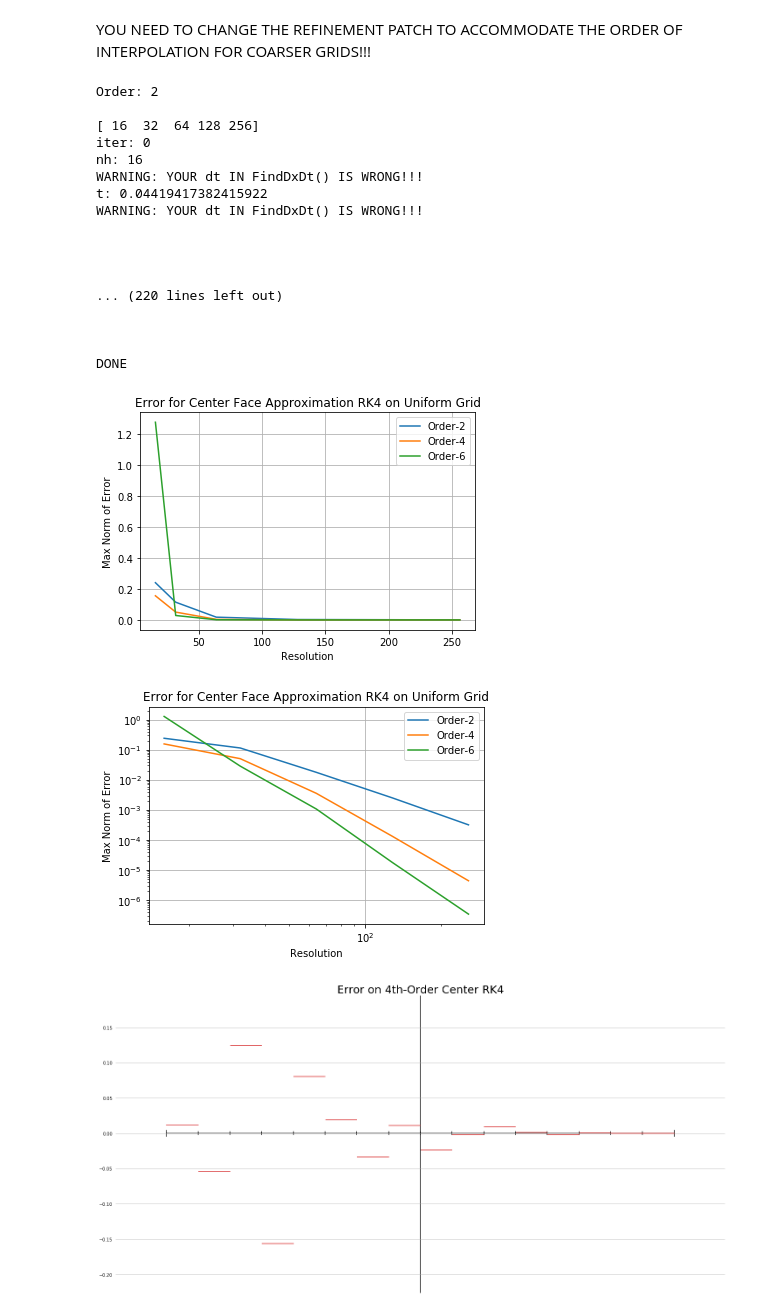
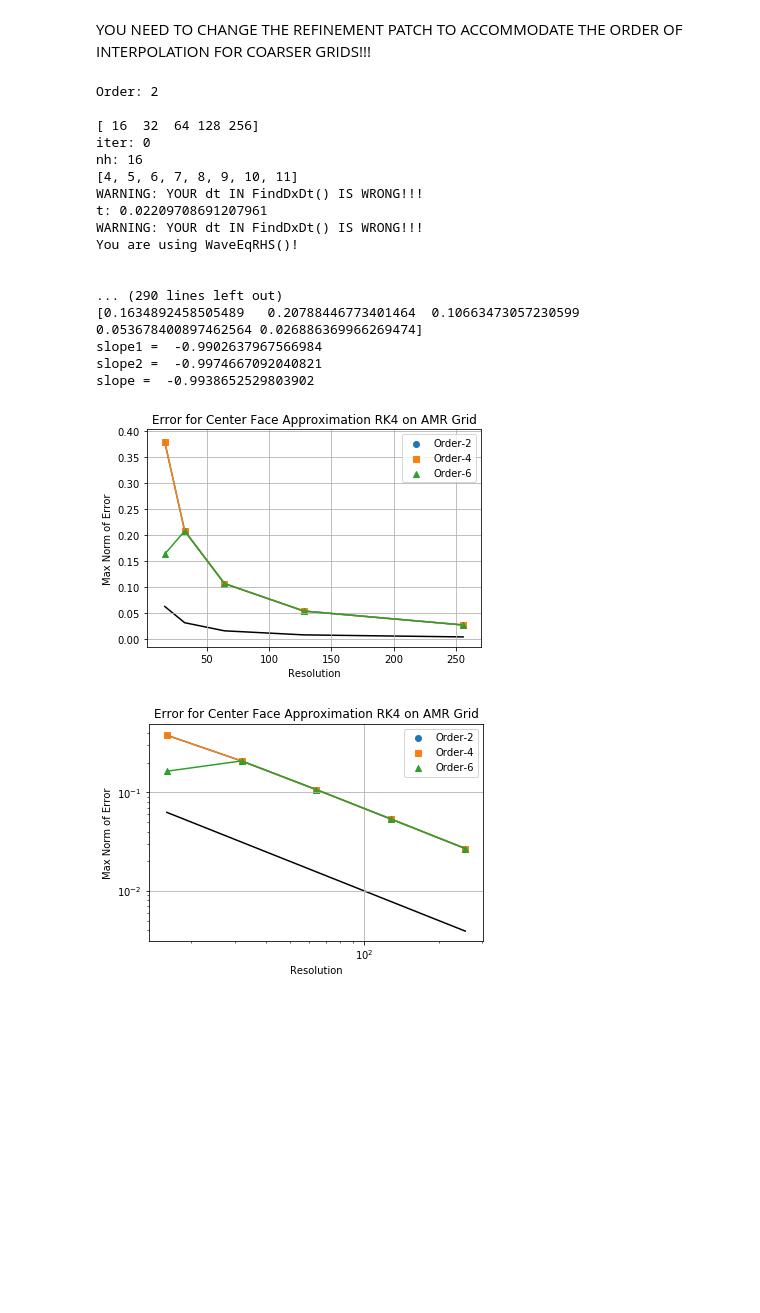
Before and after one commit to 88Sasha88/FV_MG, a Jupyter notebook: UnitTests/ConvergenceUnitTest.ipynb, the cells around one changed output. Drawn from its saved outputs; the diff is of its cells as text; code cells hidden in the pictures; blank space fills up the shorter version.

```diff
--- a/UnitTests/ConvergenceUnitTest.ipynb
+++ b/UnitTests/ConvergenceUnitTest.ipynb
@@ -158,10 +242,29 @@ if (AMR):
 else:
     grid = 'Uniform'
 
+if ((locs == []) or ((epsilons[0] == epsilons[1]) and (mus[0] == mus[1]))):
+    meds = 'SingleMed'
+else:
+    meds = 'DualMed'
+
 savePath = '/Users/sashacurcic/SashasDirectory/ANAG/FV_MG/Figures/'
 saveName = deriv + 'RK' + str(RK)
 saveStringLog = savePath + saveName + grid + 'log'
 saveStringLin = savePath + saveName + grid + 'line'
+# %%
+header = ['x', 'error']
+xVals = list(np.arange(10))
+yVals = list(6*np.arange(10))
+data = [[x, y] for (x, y) in zip(xVals, yVals)]
+
+with open(savePath + 'test.csv', 'w', encoding='UTF8', newline='') as f:
+    writer = csv.writer(f)
+
+    # write the header
+    writer.writerow(header)
+
+    # write the data
+    writer.writerows(data)
 # %%
 fig1, ax1 = plt.subplots()
 plt.title('Error for ' + faceApprox + ' Face Approximation RK' + str(RK) + ' on ' + grid + ' Grid')
@@ -181,44 +284,73 @@ for o in range(orders):
         order = order + 1
     print('Order:', order)
     print('')
-    nhVec, errorTot = WaveEqConvergenceTest(omega0, physics, CFL, RK, order, diff, func, args, dataPts, AMR)
-    ax1.plot(nhVec, errorTot, label = 'Order-' + str(order))
-    ax2.plot(nhVec, errorTot, label = 'Order-' + str(order))
+    nhVec, errorTot = WaveEqConvergenceTest(omega0, physics, CFL, RK, order, diff, func, args, dataPts, AMR, numRefCel = 4, plot = plot)
+    if (o == 0):
+        marker = 'o'
+    else:
+        if (o == 1):
+            marker = 's'
+        else:
+            marker = '^'
+    print('order:', order)
+    print('errorVals:')
+    print(errorTot)
+    slope2 = np.log(errorTot[-2] / errorTot[-1]) / np.log(nhVec[-2] / nhVec[-1])
+    slope1 = np.log(errorTot[-3] / errorTot[-2]) / np.log(nhVec[-3] / nhVec[-2])
+    slopeAve = (slope1 + slope2) / 2
+    print('slope1 = ', slope1)
+    print('slope2 = ', slope2)
+    print('slope = ', slopeAve)
+    ax1.plot(nhVec, errorTot)
+    ax1.scatter(nhVec, errorTot, marker = marker, label = 'Order-' + str(order))
+    ax2.plot(nhVec, errorTot)
+    ax2.scatter(nhVec, errorTot, marker = marker, label = 'Order-' + str(order))
+
+    with open(savePath + 'RK' + str(RK) + 'Order' + str(order) + grid + meds + 'LogInfo.csv', 'w', encoding='UTF8', newline='') as f:
+        writer = csv.writer(f)
+
+        # write the header
+        writer.writerow(nhVec)
+        writer.writerow(errorTot)
+        writer.writerow(['', '', '', slope1, slope2])
+
 # ax2.yscale('log')
+refLin = nhVec.astype(float)**(-1)
+ax1.plot(nhVec, refLin, color = 'k', zorder = 0)
+ax2.plot(nhVec, refLin, color = 'k', zorder = 0)
 ax1.legend()
 ax2.legend()
 fig1.savefig(saveStringLin + '.png', bbox_inches = 'tight', dpi = 300, transparent = False)
 fig2.savefig(saveStringLog + '.png', bbox_inches = 'tight', dpi = 300, transparent = False)
 plt.show()
 plt.show()
 
 # fig, ax = plt.subplots()
 # plt.plot(nhVec, errorTot)
 # plt.title('Error for Order-' + str(order) + ' ' + faceApprox + ' Face Approximation RK' + str(RK) + ' on ' + grid + ' Grid')
 # plt.ylabel('Max Norm of Error')
 # plt.xlabel('Resolution')
 # plt.grid(True)
 # plt.yscale('log')
 # plt.savefig(saveStringLog + '.png', bbox_inches = 'tight', dpi = 300, transparent = True)
 # plt.show()
 # %% [output]
 Order: 2
 
 [ 16  32  64 128 256]
 iter: 0
 nh: 16
+[4, 5, 6, 7, 8, 9, 10, 11]
 WARNING: YOUR dt IN FindDxDt() IS WRONG!!!
-t: 0.04419417382415922
+t: 0.02209708691207961
 WARNING: YOUR dt IN FindDxDt() IS WRONG!!!
+You are using WaveEqRHS()!
 
 
-
-
-... (220 lines left out)
-
-
-
-DONE
+... (290 lines left out)
+[0.1634892458505489   0.20788446773401464  0.10663473057230599  0.053678400897462564 0.026886369966269474]
+slope1 =  -0.9902637967566984
+slope2 =  -0.9974667092040821
+slope =  -0.9938652529803902
-[figure, old version]
+[figure, new version]
-[figure, old version]
+[figure, new version]
-[figure, removed]
```
Also changed, not shown: parts of 12 cells of this notebook, 8 other files.
